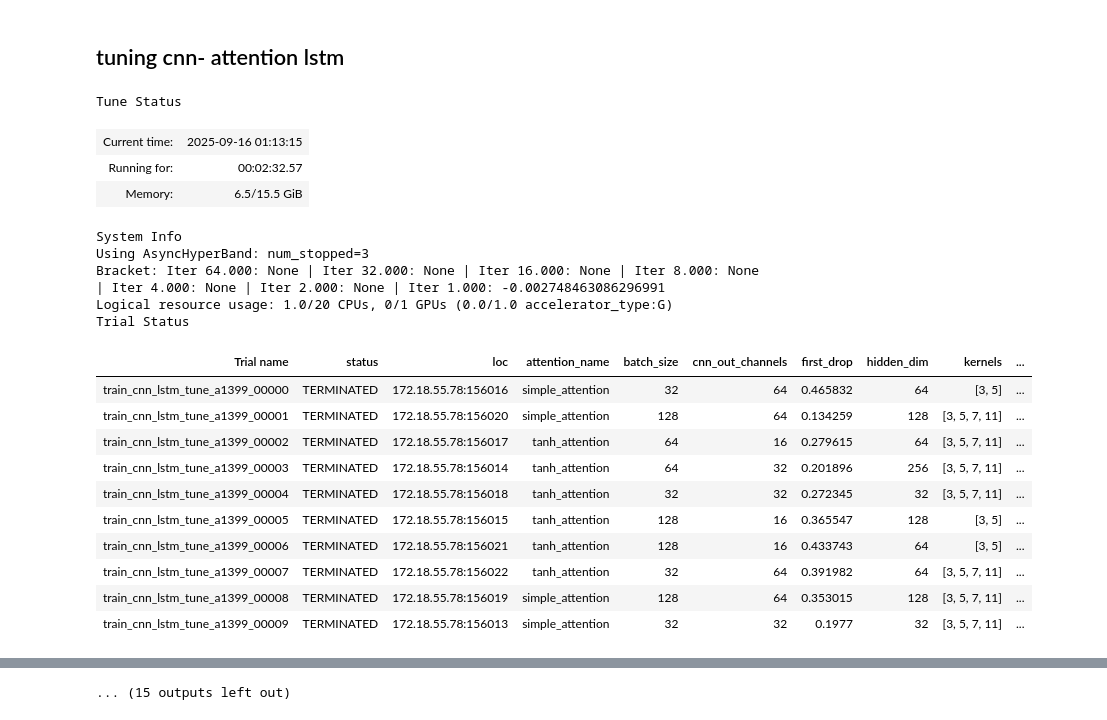
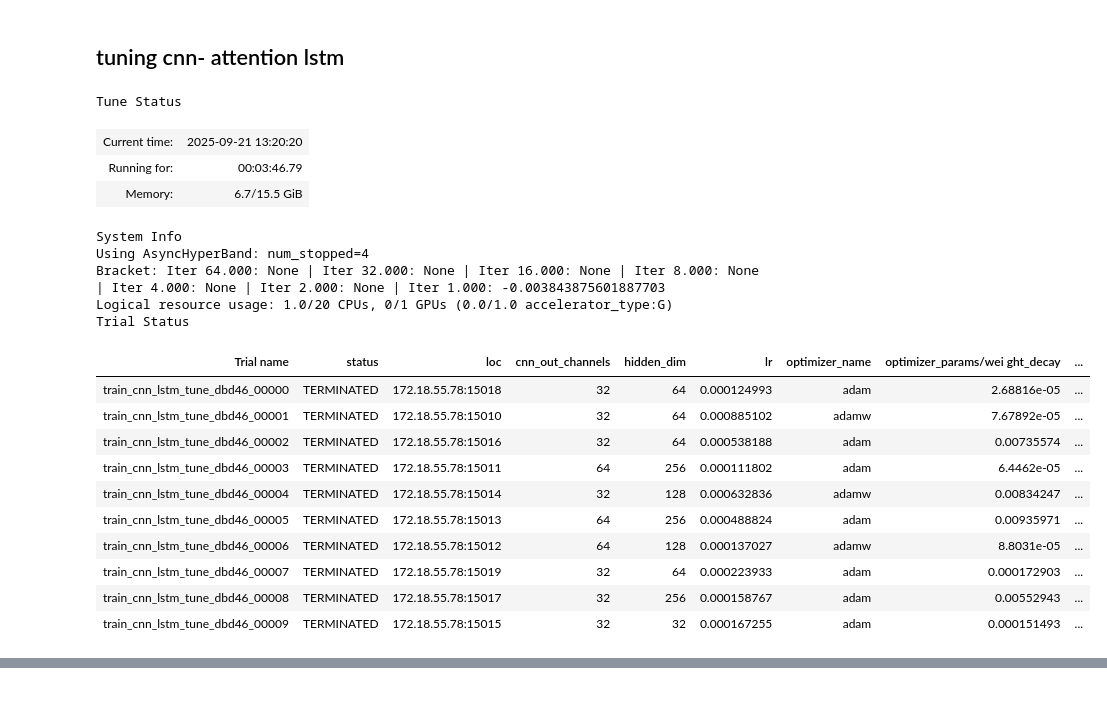
Before and after one commit to HosseinRZE/SimpleFeaturePipeline, a Jupyter notebook: play_grounds/regression.ipynb, the cells around one changed output, grey strips where cells are left out. Saved outputs shown, nothing was run; the diff lists cells and outputs as text; code cells hidden in the pictures.

```diff
--- a/play_grounds/regression.ipynb
+++ b/play_grounds/regression.ipynb
@@ -6563,8 +6868,8 @@ def train_cnn_lstm_tune(config):
         hidden_dim=config["hidden_dim"],
         # num_layers=config["num_layers"],
         lr=config["lr"],
-        batch_size=config["batch_size"],
-        max_epochs=config["max_epochs"],
+        # batch_size=config["batch_size"],
+        # max_epochs=config["max_epochs"],
         return_val_accuracy=True,  # Expects dict with "accuracy" and optionally "loss"
         save_model=False  # Never save during search
     )
@@ -6578,35 +6883,35 @@ def run_tuning(save_model=True):
     search_space = {
         # LSTM / model
         "hidden_dim": tune.choice([32, 64, 128, 256]),
-        "num_layers": tune.choice([1, 2, 3]),
-        "attention_name": tune.choice(["simple_attention", "tanh_attention"]),
+        # "num_layers": tune.choice([1, 2, 3]),
+        # "attention_name": tune.choice(["simple_attention", "tanh_attention"]),
 
         # Learning rate & optimizer
-        "lr": tune.loguniform(1e-4, 1e-2),
+        "lr": tune.loguniform(1e-4, 1e-3),
         "optimizer_name": tune.choice(["adamw", "adam"]),
 
         # Scheduler
-        "scheduler_name": tune.choice(["reduce_on_plateau", "cosine", "onecycle"]),
-        "scheduler_params": {
-            "factor": tune.loguniform(0.05, 0.5),      # only used for ReduceLROnPlateau
-            "patience": tune.choice([2, 3, 5, 7]),     # only used for ReduceLROnPlateau
-            "T_max": tune.choice([10, 20, 50]),        # only used for CosineAnnealingLR
-            "eta_min": tune.loguniform(1e-6, 1e-4)    # only used for CosineAnnealingLR
-        },
+        # "scheduler_name": tune.choice(["reduce_on_plateau", "cosine", "onecycle"]),
+        # "scheduler_params": {
+            # "factor": tune.loguniform(0.05, 0.5),      # only used for ReduceLROnPlateau
+            # "patience": tune.choice([2, 3, 5, 7]),     # only used for ReduceLROnPlateau
+            # "T_max": tune.choice([10, 20, 50]),        # only used for CosineAnnealingLR
+            # "eta_min": tune.loguniform(1e-6, 1e-4)    # only used for CosineAnnealingLR
+        # },
         "optimizer_params": {
             "weight_decay": tune.loguniform(1e-5, 1e-2)
         },
 
         # CNN params
-        "kernels": tune.choice([[3,5,7,11], [3,5,7], [3,5]]),
-        "cnn_out_channels": tune.choice([16, 32, 64]),
-        "first_drop": tune.uniform(0.1, 0.5),
-        "second_drop": tune.uniform(0.1, 0.5),
-        "third_drop": tune.uniform(0.1, 0.5),
+        # "kernels": tune.choice([[3,5,7,11], [3,5,7], [3,5]]),
+        "cnn_out_channels": tune.choice([ 32, 64]),
+        # "first_drop": tune.uniform(0.1, 0.5),
+        # "second_drop": tune.uniform(0.1, 0.5),
+        # "third_drop": tune.uniform(0.1, 0.5),
 
         # Training
-        "batch_size": tune.choice([32, 64, 128]),
-        "max_epochs": tune.choice([50, 100, 150]),
+        # "batch_size": tune.choice([32, 64, 128]),
+        # "max_epochs": tune.choice([50, 100, 150]),
     }
 
     scheduler = ASHAScheduler(
@@ -6663,46 +6968,46 @@ def run_tuning(save_model=True):
 
         train_model(
             data_csv="/home/iatell/projects/meta-learning/data/Bitcoin_BTCUSDT_kaggle_1D_candles.csv",
             labels_csv="/home/iatell/projects/meta-learning/data/line_seq_ordered_added.csv",
             do_validation=True,
             return_val_accuracy=True,
             model_out_dir="models/saved_models",
             hidden_dim=best_result.config.get("hidden_dim", 32),
             num_layers=best_result.config.get("num_layers", 1),
             attention_name=best_result.config.get("attention_name", "tanh_attention"),
             optimizer_name=best_result.config.get("optimizer_name", "adamw"),
             lr=best_result.config.get("lr", 1e-3),
             batch_size=best_result.config.get("batch_size", 32),
             max_epochs=best_result.config.get("max_epochs", 10),
             kernels=best_result.config.get("kernels", [3, 5, 7, 11]),
             cnn_out_channels=best_result.config.get("cnn_out_channels", 32),
             first_drop=best_result.config.get("first_drop", 0.3),
             second_drop=best_result.config.get("second_drop", 0.3),
             third_drop=best_result.config.get("third_drop", 0.3),
             scheduler_name=scheduler_name,
             scheduler_params=scheduler_params,
             optimizer_params=optimizer_params
         )
 if __name__ == "__main__":
     run_tuning(save_model=True)
 # %% [output]
 Tune Status
-| Current time: | 2025-09-16 01:13:15 |
-| Running for: | 00:02:32.57 |
-| Memory: | 6.5/15.5 GiB |
+| Current time: | 2025-09-21 13:20:20 |
+| Running for: | 00:03:46.79 |
+| Memory: | 6.7/15.5 GiB |
 System Info
-Using AsyncHyperBand: num_stopped=3
-Bracket: Iter 64.000: None | Iter 32.000: None | Iter 16.000: None | Iter 8.000: None | Iter 4.000: None | Iter 2.000: None | Iter 1.000: -0.002748463086296991
+Using AsyncHyperBand: num_stopped=4
+Bracket: Iter 64.000: None | Iter 32.000: None | Iter 16.000: None | Iter 8.000: None | Iter 4.000: None | Iter 2.000: None | Iter 1.000: -0.003843875601887703
 Logical resource usage: 1.0/20 CPUs, 0/1 GPUs (0.0/1.0 accelerator_type:G)
 Trial Status
-| Trial name | status | loc | attention_name | batch_size | cnn_out_channels | first_drop | hidden_dim | kernels | ... |
-| train_cnn_lstm_tune_a1399_00000 | TERMINATED | 172.18.55.78:156016 | simple_attention | 32 | 64 | 0.465832 | 64 | [3, 5] | ... |
-| train_cnn_lstm_tune_a1399_00001 | TERMINATED | 172.18.55.78:156020 | simple_attention | 128 | 64 | 0.134259 | 128 | [3, 5, 7, 11] | ... |
-| train_cnn_lstm_tune_a1399_00002 | TERMINATED | 172.18.55.78:156017 | tanh_attention | 64 | 16 | 0.279615 | 64 | [3, 5, 7, 11] | ... |
-| train_cnn_lstm_tune_a1399_00003 | TERMINATED | 172.18.55.78:156014 | tanh_attention | 64 | 32 | 0.201896 | 256 | [3, 5, 7, 11] | ... |
-| train_cnn_lstm_tune_a1399_00004 | TERMINATED | 172.18.55.78:156018 | tanh_attention | 32 | 32 | 0.272345 | 32 | [3, 5, 7, 11] | ... |
-| train_cnn_lstm_tune_a1399_00005 | TERMINATED | 172.18.55.78:156015 | tanh_attention | 128 | 16 | 0.365547 | 128 | [3, 5] | ... |
-| train_cnn_lstm_tune_a1399_00006 | TERMINATED | 172.18.55.78:156021 | tanh_attention | 128 | 16 | 0.433743 | 64 | [3, 5] | ... |
-| train_cnn_lstm_tune_a1399_00007 | TERMINATED | 172.18.55.78:156022 | tanh_attention | 32 | 64 | 0.391982 | 64 | [3, 5, 7, 11] | ... |
-| train_cnn_lstm_tune_a1399_00008 | TERMINATED | 172.18.55.78:156019 | simple_attention | 128 | 64 | 0.353015 | 128 | [3, 5, 7, 11] | ... |
-| train_cnn_lstm_tune_a1399_00009 | TERMINATED | 172.18.55.78:156013 | simple_attention | 32 | 32 | 0.1977 | 32 | [3, 5, 7, 11] | ... |
+| Trial name | status | loc | cnn_out_channels | hidden_dim | lr | optimizer_name | optimizer_params/wei ght_decay | ... |
+| train_cnn_lstm_tune_dbd46_00000 | TERMINATED | 172.18.55.78:15018 | 32 | 64 | 0.000124993 | adam | 2.68816e-05 | ... |
+| train_cnn_lstm_tune_dbd46_00001 | TERMINATED | 172.18.55.78:15010 | 32 | 64 | 0.000885102 | adamw | 7.67892e-05 | ... |
+| train_cnn_lstm_tune_dbd46_00002 | TERMINATED | 172.18.55.78:15016 | 32 | 64 | 0.000538188 | adam | 0.00735574 | ... |
+| train_cnn_lstm_tune_dbd46_00003 | TERMINATED | 172.18.55.78:15011 | 64 | 256 | 0.000111802 | adam | 6.4462e-05 | ... |
+| train_cnn_lstm_tune_dbd46_00004 | TERMINATED | 172.18.55.78:15014 | 32 | 128 | 0.000632836 | adamw | 0.00834247 | ... |
+| train_cnn_lstm_tune_dbd46_00005 | TERMINATED | 172.18.55.78:15013 | 64 | 256 | 0.000488824 | adam | 0.00935971 | ... |
+| train_cnn_lstm_tune_dbd46_00006 | TERMINATED | 172.18.55.78:15012 | 64 | 128 | 0.000137027 | adamw | 8.8031e-05 | ... |
+| train_cnn_lstm_tune_dbd46_00007 | TERMINATED | 172.18.55.78:15019 | 32 | 64 | 0.000223933 | adam | 0.000172903 | ... |
+| train_cnn_lstm_tune_dbd46_00008 | TERMINATED | 172.18.55.78:15017 | 32 | 256 | 0.000158767 | adam | 0.00552943 | ... |
+| train_cnn_lstm_tune_dbd46_00009 | TERMINATED | 172.18.55.78:15015 | 32 | 32 | 0.000167255 | adam | 0.000151493 | ... |
@@ -6827 +7073,0 @@ Trial Status
-... (15 outputs left out)
```
Also changed, not shown: parts of 8 cells of this notebook, 6 other files.
